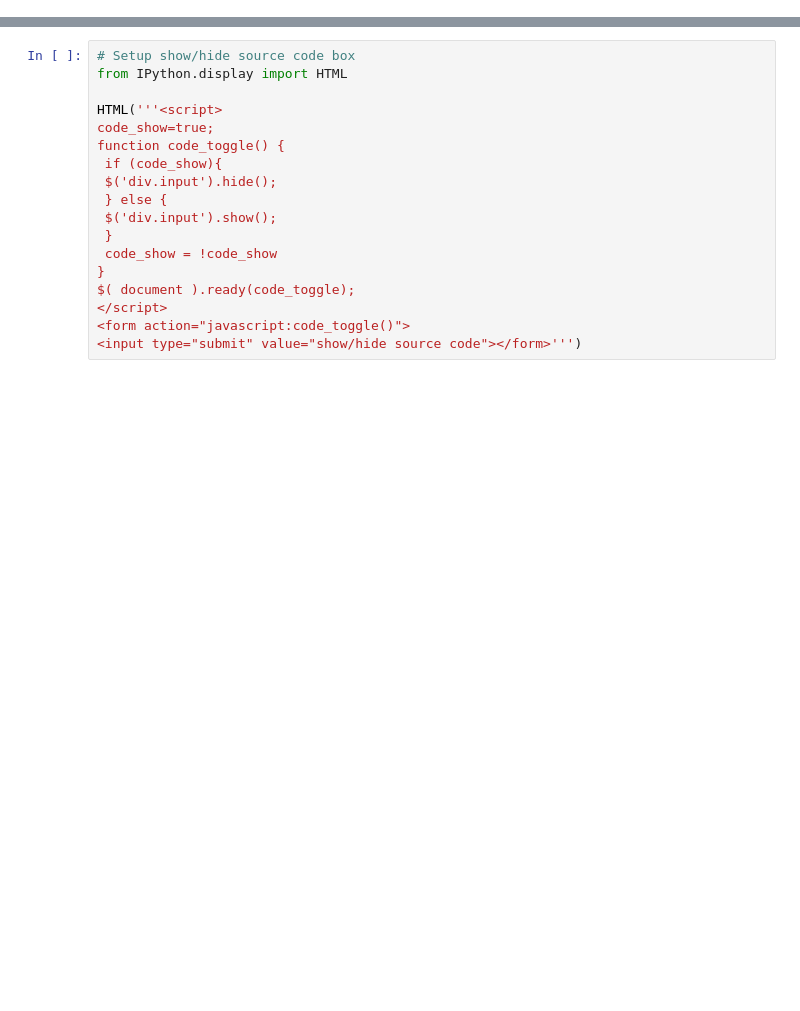
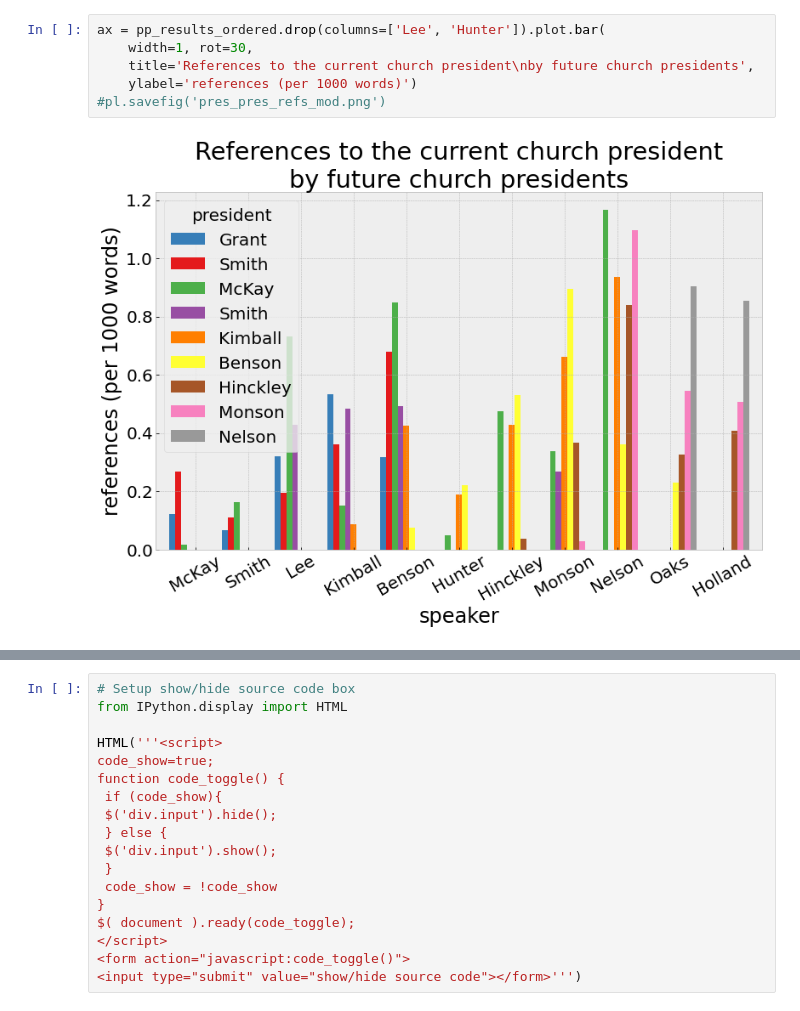
Before and after one commit to qhspencer/lds-data-analysis, a Jupyter notebook: Presidents.ipynb, the cells around one changed output, grey strips where cells are left out. Saved outputs shown, nothing was run; the diff lists cells and outputs as text; blank space fills up the shorter version.

```diff
--- a/Presidents.ipynb
+++ b/Presidents.ipynb
@@ -0,0 +165,8 @@
+# %%
+ax = pp_results_ordered.drop(columns=['Lee', 'Hunter']).plot.bar(
+    width=1, rot=30,
+    title='References to the current church president\nby future church presidents',
+    ylabel='references (per 1000 words)')
+#pl.savefig('pres_pres_refs_mod.png')
+# %% [output]
+[figure, added]
```
Also changed, not shown: parts of 26 cells of this notebook, 4 other files.
